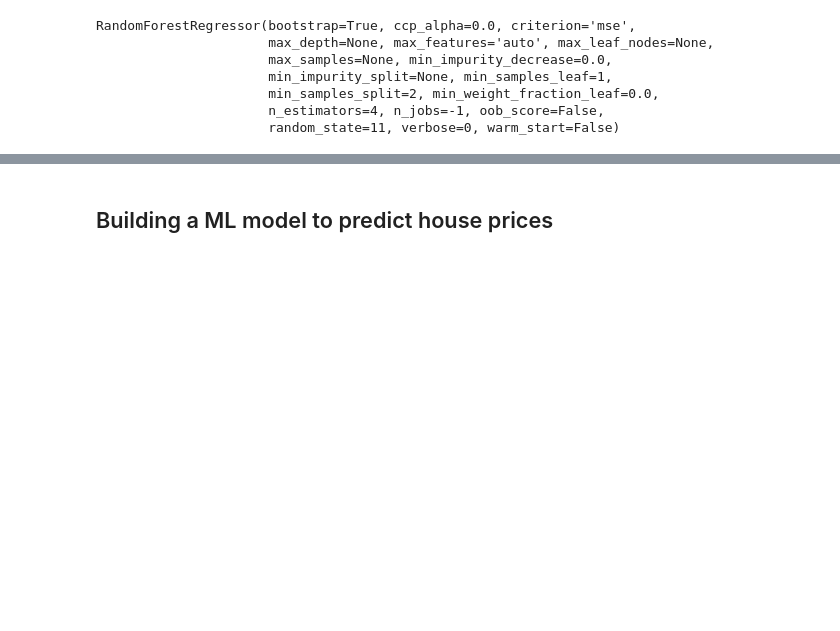
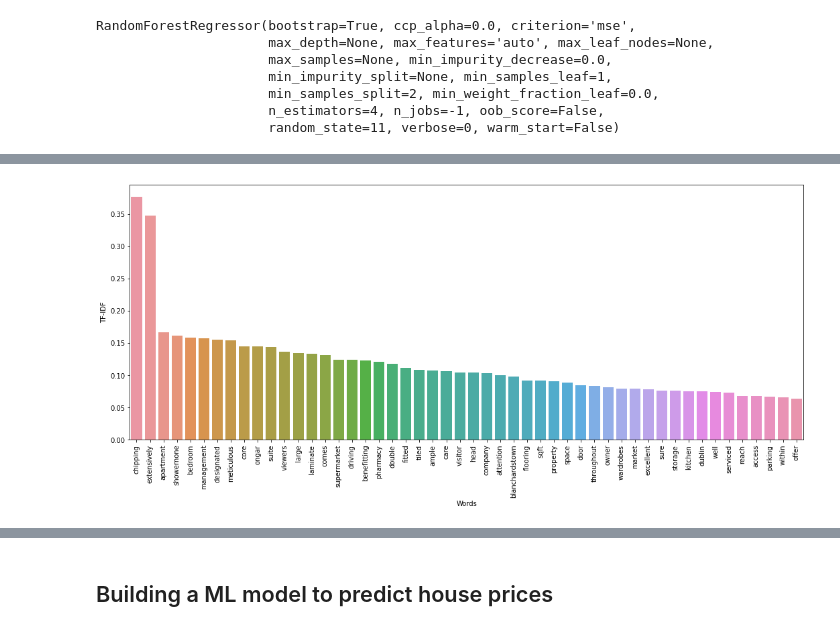
Before and after one commit to barrytl/ET5003_SEM1_2021-2, a Jupyter notebook: Week-5/ET5003_KaggleCompetition.ipynb, the cells around one changed output, grey strips where cells are left out. Cells and saved outputs as stored; diff of their text form; code cells hidden in the pictures; blank space fills up the shorter version.

```diff
--- a/Week-5/ET5003_KaggleCompetition.ipynb
+++ b/Week-5/ET5003_KaggleCompetition.ipynb
@@ -721,0 +710,3 @@ word_count = CV
+# %%
+corpus_df = train_txt_clean['Description'] + '' + train_txt_clean['Services'] + ''  + train_txt_clean['Features']
+corpus = corpus_df.tolist()
@@ -721,0 +738,11 @@ word_count = CV
+# %%
+dataframe.reset_index(inplace=True)
+dataframe = dataframe[0:50]
+dataframe = dataframe.rename(columns = {'index':'Words'})
+# %%
+plt.figure(figsize=(18, 7))
+ax = sns.barplot(x='Words', y='TF-IDF', data=dataframe, order=dataframe.sort_values('TF-IDF', ascending=False).Words)
+plt.xticks(rotation=90)
+plt.show()
+# %% [output]
+[figure, added]
```
Also changed, not shown: parts of 20 cells of this notebook.
